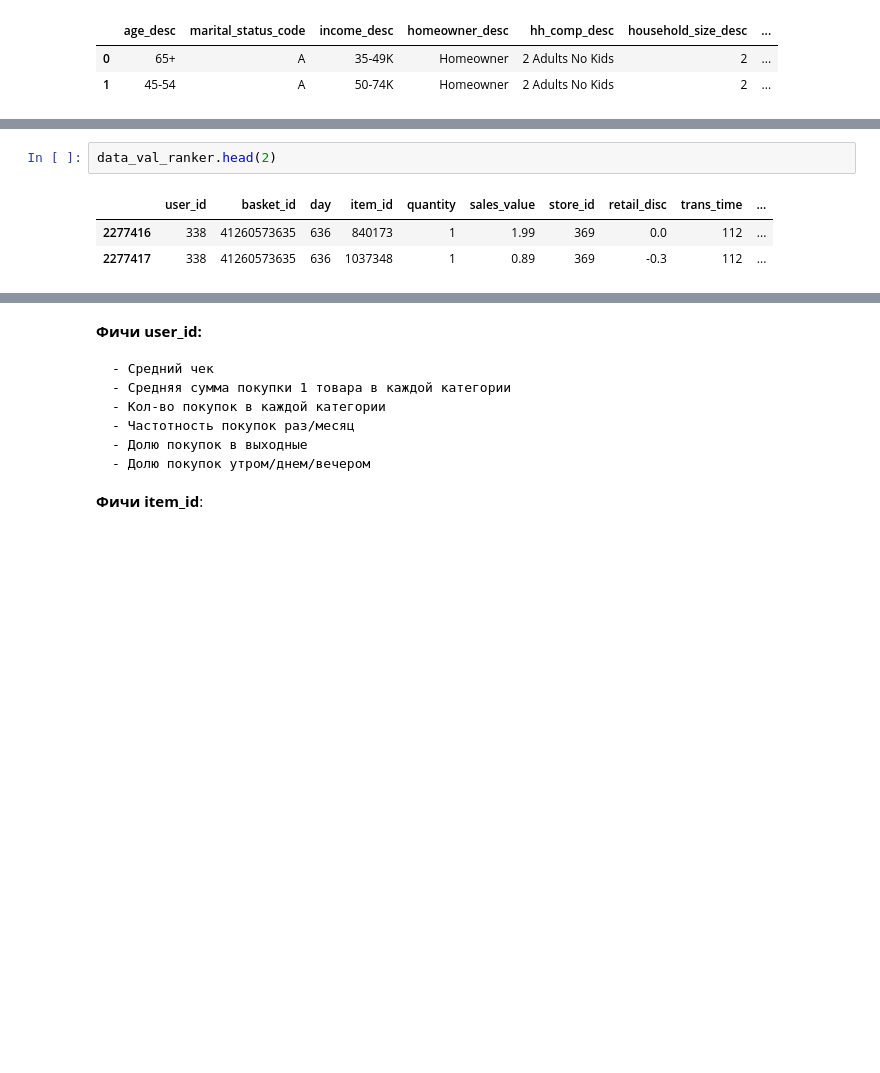
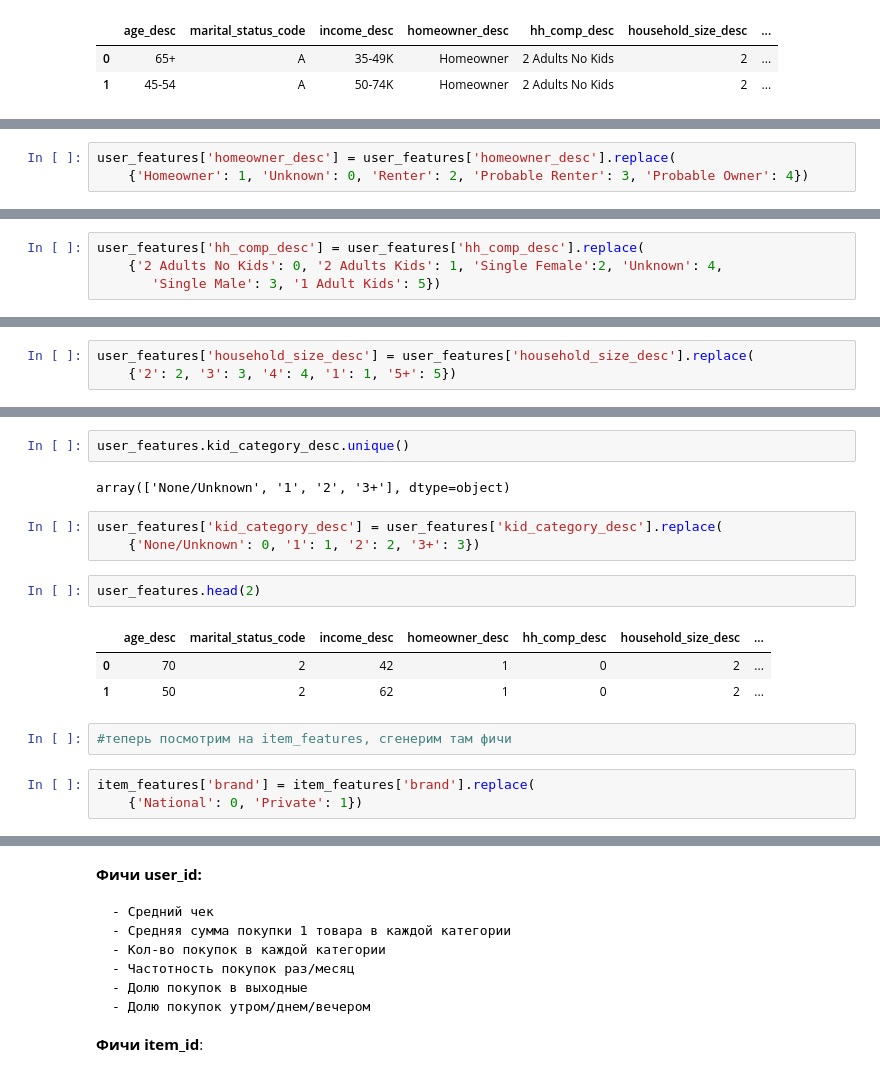
Before and after one commit to lyutov89/recsys, a Jupyter notebook: Lesson_6/webinar_6_hw.ipynb, the cells around one changed output, grey strips where cells are left out. Saved outputs shown, nothing was run; the diff lists cells and outputs as text; blank space fills up the shorter version.

```diff
--- a/Lesson_6/webinar_6_hw.ipynb
+++ b/Lesson_6/webinar_6_hw.ipynb
@@ -537,0 +565,3 @@ department = df_ranker_train[['item_id', 'department']]
+# %%
+user_features['homeowner_desc'] = user_features['homeowner_desc'].replace(
+    {'Homeowner': 1, 'Unknown': 0, 'Renter': 2, 'Probable Renter': 3, 'Probable Owner': 4})
@@ -537,0 +578,4 @@ department = df_ranker_train[['item_id', 'department']]
+# %%
+user_features['hh_comp_desc'] = user_features['hh_comp_desc'].replace(
+    {'2 Adults No Kids': 0, '2 Adults Kids': 1, 'Single Female':2, 'Unknown': 4,
+       'Single Male': 3, '1 Adult Kids': 5})
@@ -537,0 +591,3 @@ department = df_ranker_train[['item_id', 'department']]
+# %%
+user_features['household_size_desc'] = user_features['household_size_desc'].replace(
+    {'2': 2, '3': 3, '4': 4, '1': 1, '5+': 5})
@@ -538,6 +599,18 @@ department = df_ranker_train[['item_id', 'department']]
+# %%
+user_features.kid_category_desc.unique()
+# %% [output]
+array(['None/Unknown', '1', '2', '3+'], dtype=object)
+# %%
+user_features['kid_category_desc'] = user_features['kid_category_desc'].replace(
+    {'None/Unknown': 0, '1': 1, '2': 2, '3+': 3})
 # %%
-data_val_ranker.head(2)
+user_features.head(2)
 # %% [output]
-|  | user_id | basket_id | day | item_id | quantity | sales_value | store_id | retail_disc | trans_time | ... |
-| 2277416 | 338 | 41260573635 | 636 | 840173 | 1 | 1.99 | 369 | 0.0 | 112 | ... |
-| 2277417 | 338 | 41260573635 | 636 | 1037348 | 1 | 0.89 | 369 | -0.3 | 112 | ... |
+|  | age_desc | marital_status_code | income_desc | homeowner_desc | hh_comp_desc | household_size_desc | ... |
+| 0 | 70 | 2 | 42 | 1 | 0 | 2 | ... |
+| 1 | 50 | 2 | 62 | 1 | 0 | 2 | ... |
+# %%
+#теперь посмотрим на item_features, сгенерим там фичи
+# %%
+item_features['brand'] = item_features['brand'].replace(
+    {'National': 0, 'Private': 1})
```
Also changed, not shown: parts of 117 cells of this notebook.
